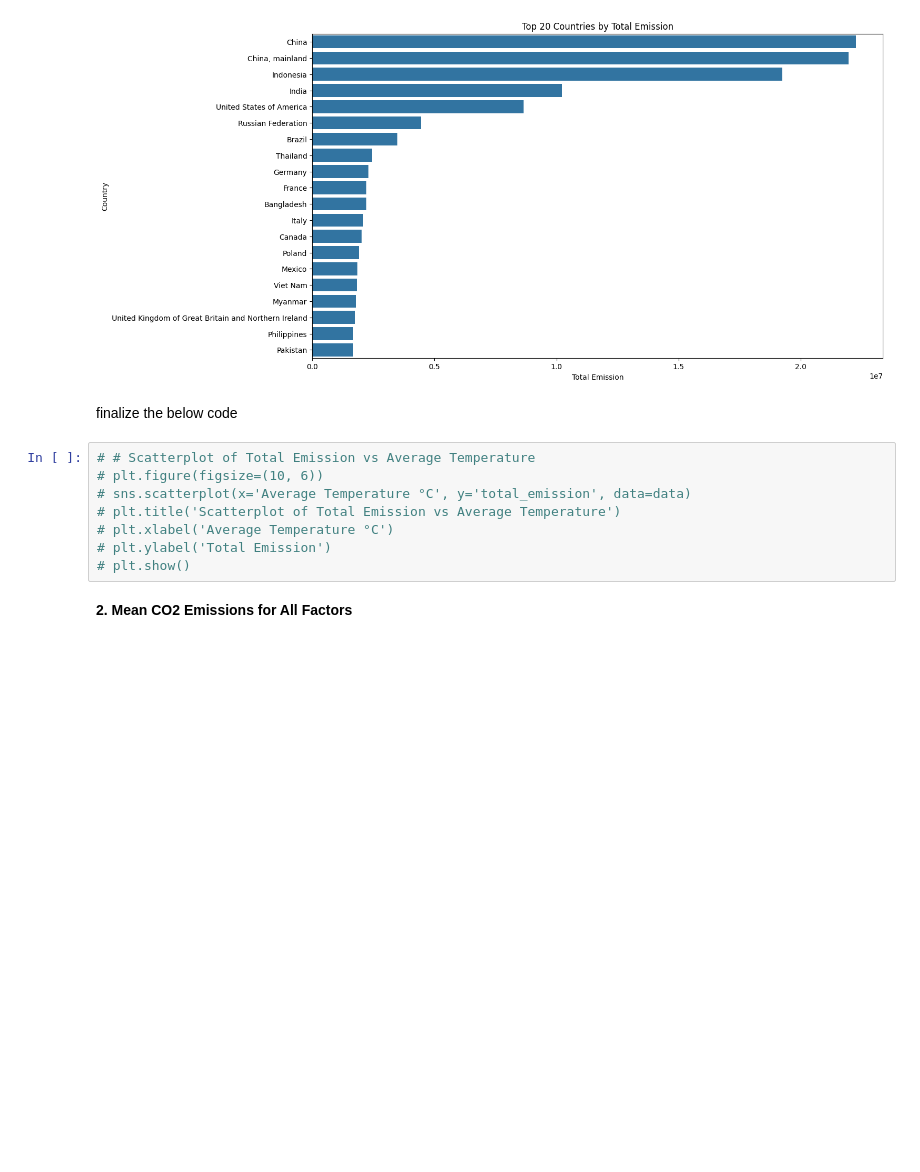
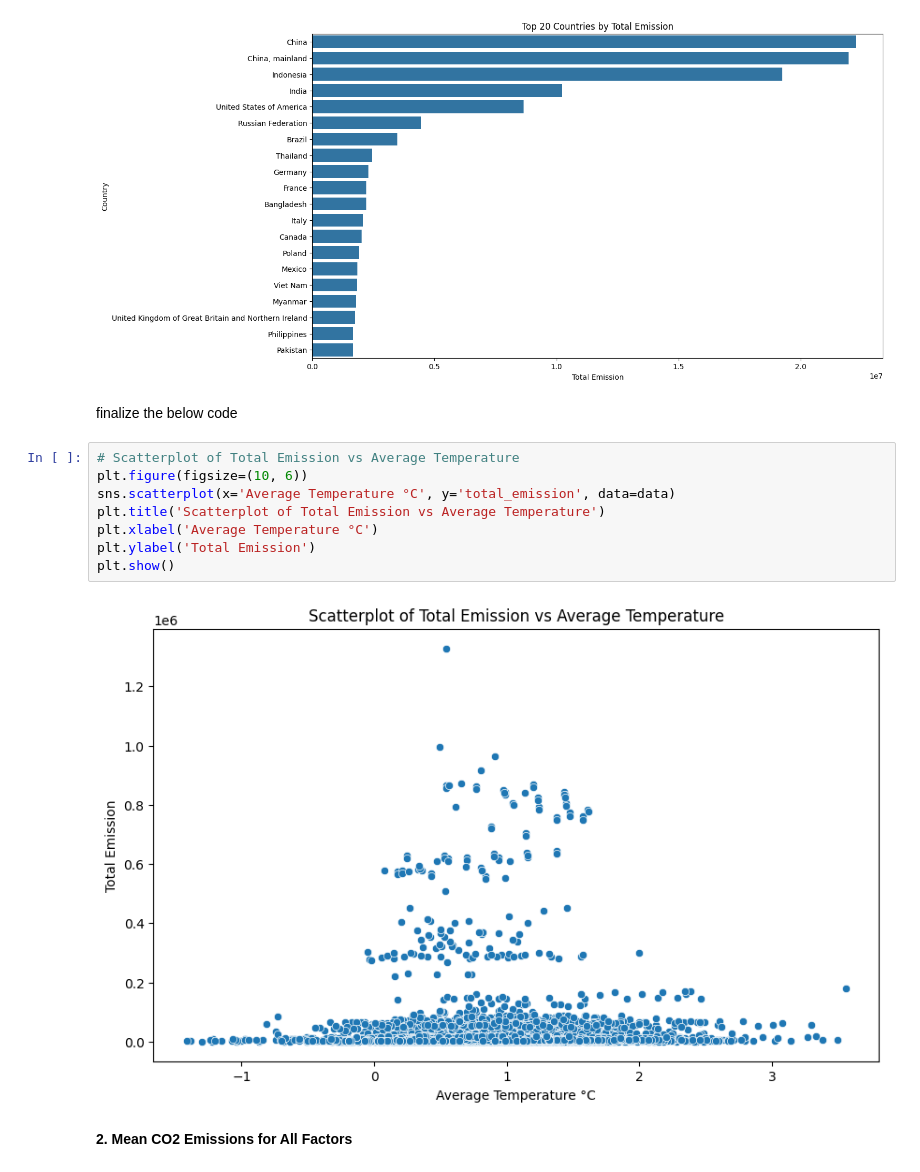
Before and after one commit to sandeshragashetty22/DBS_web_dev_IS_system_CA, a Jupyter notebook: Applied_research_project_2024.ipynb, the cells around one changed output. Saved outputs shown, nothing was run; the diff lists cells and outputs as text; blank space fills up the shorter version.

```diff
--- a/Applied_research_project_2024.ipynb
+++ b/Applied_research_project_2024.ipynb
@@ -272,13 +272,15 @@ plt.show()
 # %% [markdown]
 finalize the below code
 # %%
-# # Scatterplot of Total Emission vs Average Temperature
-# plt.figure(figsize=(10, 6))
-# sns.scatterplot(x='Average Temperature °C', y='total_emission', data=data)
-# plt.title('Scatterplot of Total Emission vs Average Temperature')
-# plt.xlabel('Average Temperature °C')
-# plt.ylabel('Total Emission')
-# plt.show()
+# Scatterplot of Total Emission vs Average Temperature
+plt.figure(figsize=(10, 6))
+sns.scatterplot(x='Average Temperature °C', y='total_emission', data=data)
+plt.title('Scatterplot of Total Emission vs Average Temperature')
+plt.xlabel('Average Temperature °C')
+plt.ylabel('Total Emission')
+plt.show()
+# %% [output]
+[figure, added]
 # %% [markdown]
 **2. Mean CO2 Emissions for All Factors**
 # %%
```
Also changed, not shown: parts of 11 cells of this notebook.
